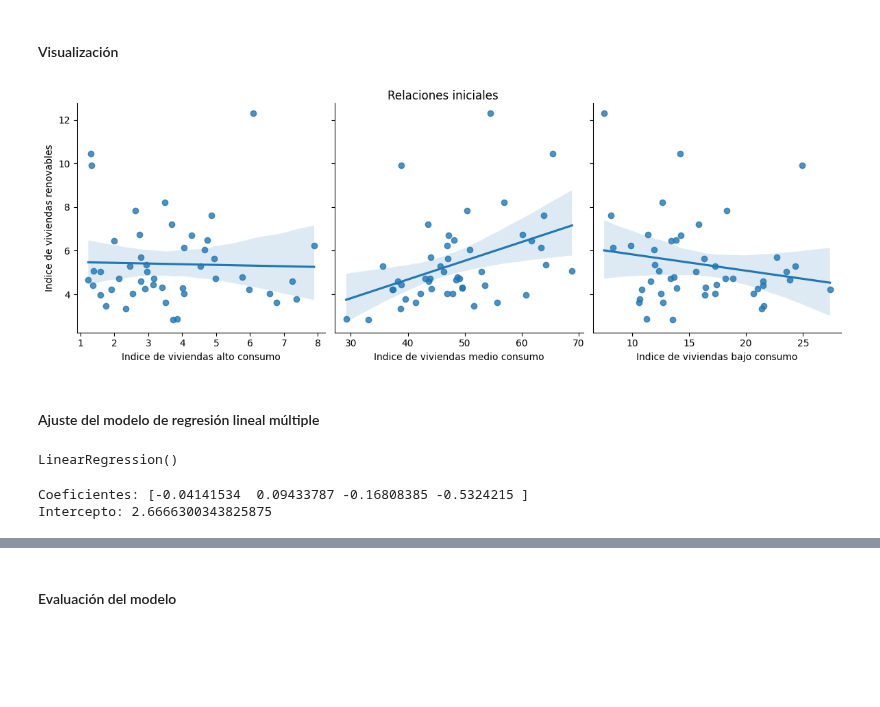
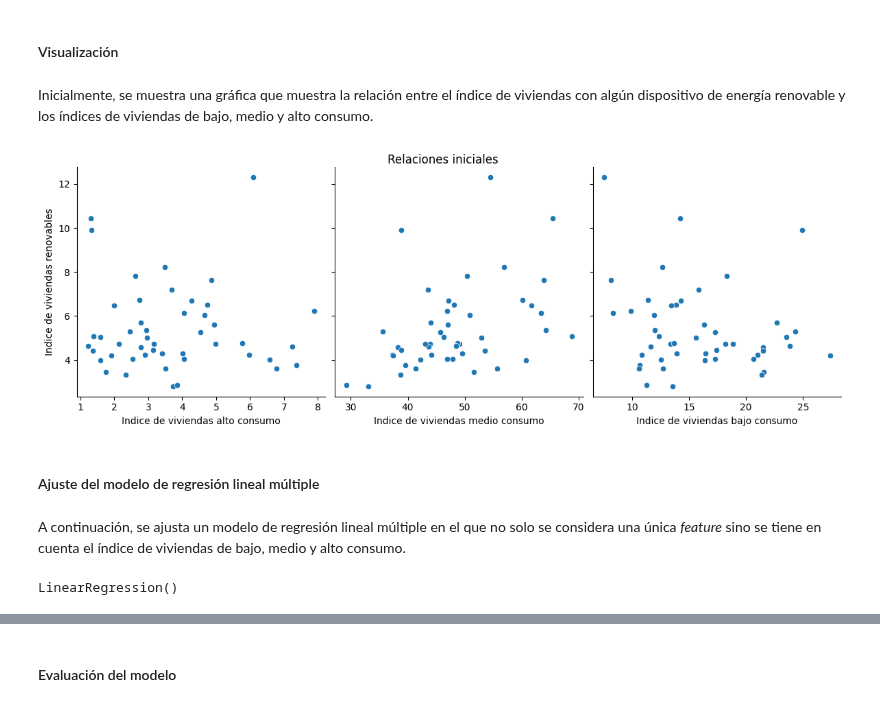
Before and after one commit to elena-17/DataMining-24-25, a Jupyter notebook: src/modeling/h2_modeling.ipynb, the cells around one changed output, grey strips where cells are left out. Drawn from its saved outputs; the diff is of its cells as text; code cells hidden in the pictures; blank space fills up the shorter version.

Commit message:
update h2_modeling

```diff
--- a/src/modeling/h2_modeling.ipynb
+++ b/src/modeling/h2_modeling.ipynb
@@ -138,20 +133,0 @@ for i in range(1, 11):
-# %%
-k = 3
-
-kmeans = KMeans(n_clusters=k, init='k-means++', max_iter=300, n_init=10, random_state=0)
-kmeans.fit(X_scaled)
-
-h2_df['Cluster'] = kmeans.labels_
-h2_df['Cluster'] = h2_df['Cluster'].astype('category')
-
-# Visualizacion 3D de los clusters
-from plotly import express as px
-
-fig = px.scatter_3d(
-    h2_df, x='Indice de viviendas alto consumo', y='Indice de viviendas bajo consumo', z='Indice de viviendas medio consumo',
-    color='Cluster', color_continuous_scale='viridis',
-    title='Clusters de consumo de viviendas',
-    labels={'Indice de viviendas alto consumo': 'Alto consumo', 'Indice de viviendas bajo consumo': 'Bajo consumo', 'Indice de viviendas medio consumo': 'Medio consumo'},
-    hover_data={'Provincias': True}
-)
-fig.show()
@@ -173,16 +187,21 @@ plt.show()
 ### Regresión
 # %% [markdown]
 #### Visualización
+# %% [markdown]
+Inicialmente, se muestra una gráfica que muestra la relación entre el índice de viviendas con algún dispositivo de energía renovable y los índices de viviendas de bajo, medio y alto consumo.
 # %%
-sns.pairplot(h2_df, x_vars=['Indice de viviendas alto consumo',
-                         'Indice de viviendas medio consumo',
-                         'Indice de viviendas bajo consumo'],
+sns.pairplot(h2_df,
+             x_vars=['Indice de viviendas alto consumo',
+                     'Indice de viviendas medio consumo',
+                     'Indice de viviendas bajo consumo'],
              y_vars='Indice de viviendas renovables',
-             kind='reg', height=4)
+             height=4)
 plt.suptitle("Relaciones iniciales", y=1.02)
 plt.show()
 # %% [output]
-[figure, old version]
+[figure, new version]
 # %% [markdown]
 #### Ajuste del modelo de regresión lineal múltiple
+# %% [markdown]
+A continuación, se ajusta un modelo de regresión lineal múltiple en el que no solo se considera una única *feature* sino se tiene en cuenta el índice de viviendas de bajo, medio y alto consumo.
 # %%
@@ -199,12 +218,3 @@ model = LinearRegression()
 model.fit(X_train, y_train)
 # %% [output]
 LinearRegression()
-# %%
-coeficientes = model.coef_
-intercepto = model.intercept_
-
-print(f"Coeficientes: {coeficientes}")
-print(f"Intercepto: {intercepto}")
-# %% [output]
-Coeficientes: [-0.04141534  0.09433787 -0.16808385 -0.5324215 ]
-Intercepto: 2.6666300343825875
```
Also changed, not shown: parts of 45 cells of this notebook.
